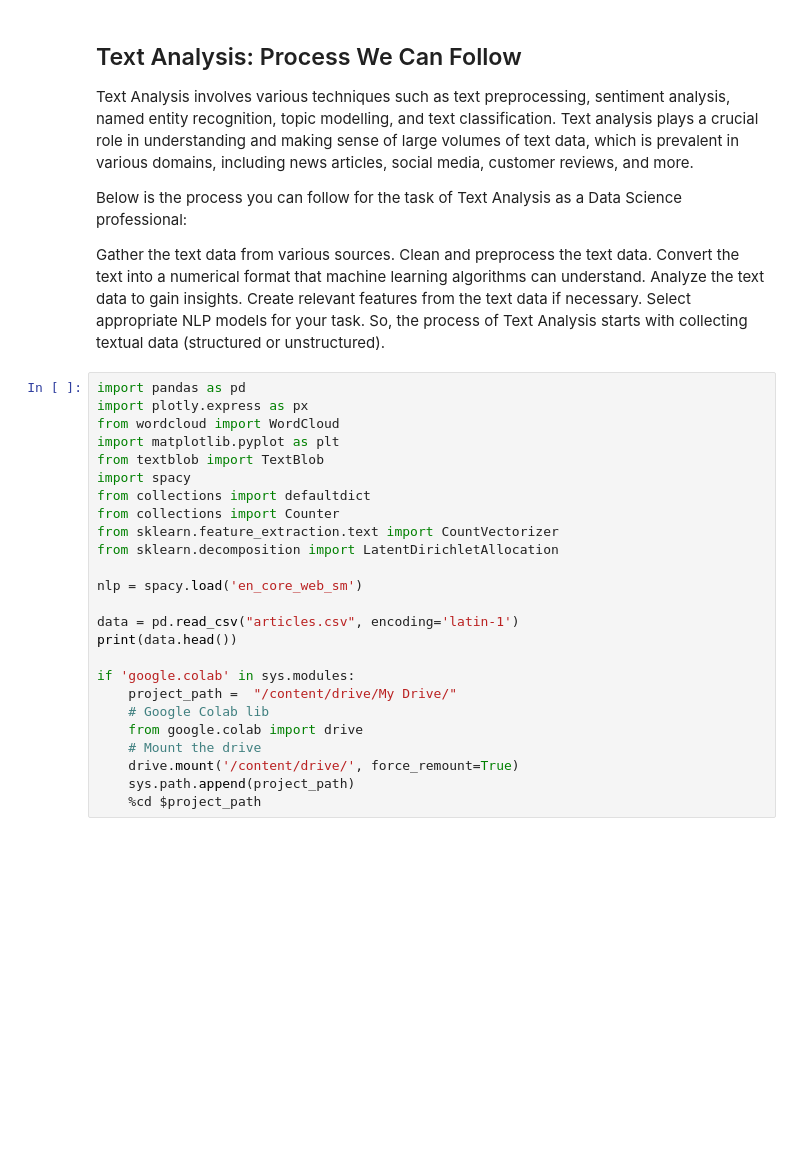
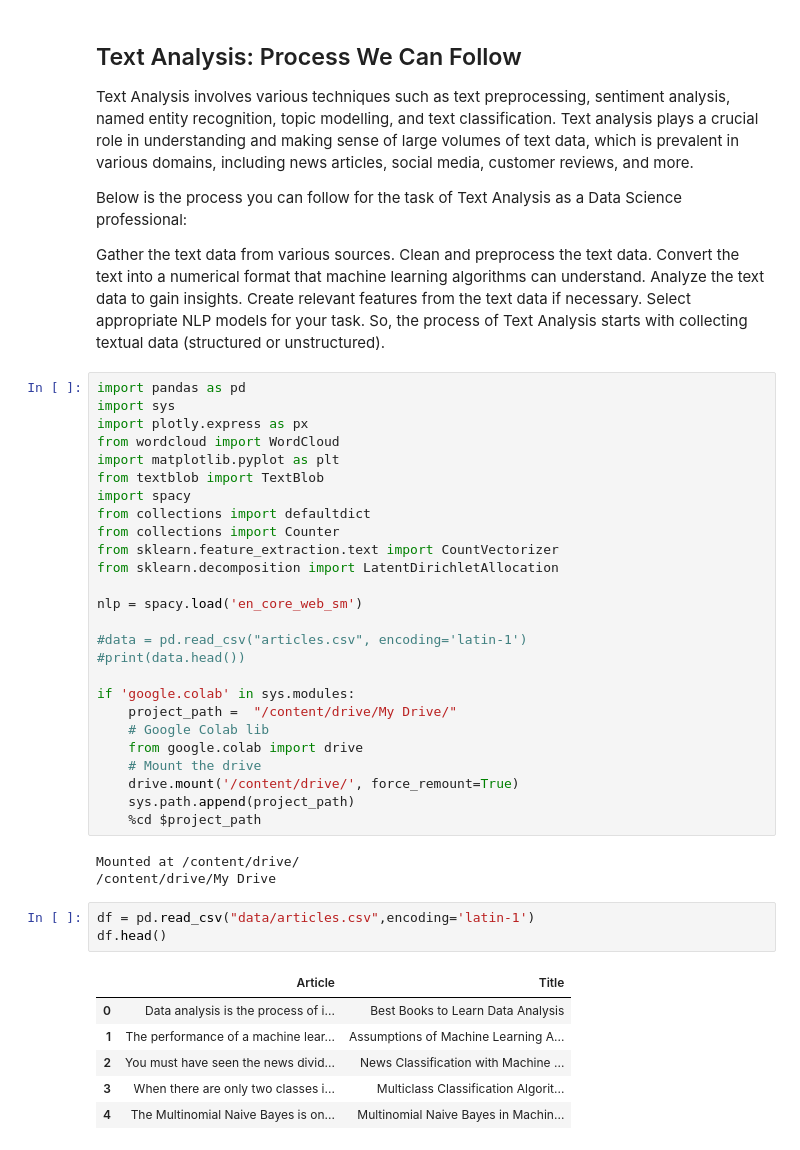
Before and after one commit to jibbsmathew/TextAnalysis_NLP, a Jupyter notebook: TextAnalysis_NLP.ipynb, the cells around one changed output. Cells and saved outputs as stored; diff of their text form; blank space fills up the shorter version.

```diff
--- a/TextAnalysis_NLP.ipynb
+++ b/TextAnalysis_NLP.ipynb
@@ -19,6 +19,7 @@ Select appropriate NLP models for your task.
 So, the process of Text Analysis starts with collecting textual data (structured or unstructured).
 # %%
 import pandas as pd
+import sys
 import plotly.express as px
 from wordcloud import WordCloud
 import matplotlib.pyplot as plt
@@ -31,8 +32,8 @@ from sklearn.decomposition import LatentDirichletAllocation
 
 nlp = spacy.load('en_core_web_sm')
 
-data = pd.read_csv("articles.csv", encoding='latin-1')
-print(data.head())
+#data = pd.read_csv("articles.csv", encoding='latin-1')
+#print(data.head())
 
 if 'google.colab' in sys.modules:
     project_path =  "/content/drive/My Drive/"
@@ -42,3 +43,16 @@ if 'google.colab' in sys.modules:
     drive.mount('/content/drive/', force_remount=True)
     sys.path.append(project_path)
     %cd $project_path
+# %% [output]
+Mounted at /content/drive/
+/content/drive/My Drive
+# %%
+df = pd.read_csv("data/articles.csv",encoding='latin-1')
+df.head()
+# %% [output]
+|  | Article | Title |
+| 0 | Data analysis is the process of i... | Best Books to Learn Data Analysis |
+| 1 | The performance of a machine lear... | Assumptions of Machine Learning A... |
+| 2 | You must have seen the news divid... | News Classification with Machine ... |
+| 3 | When there are only two classes i... | Multiclass Classification Algorit... |
+| 4 | The Multinomial Naive Bayes is on... | Multinomial Naive Bayes in Machin... |
```
Also changed, not shown: parts of 10 cells of this notebook.
